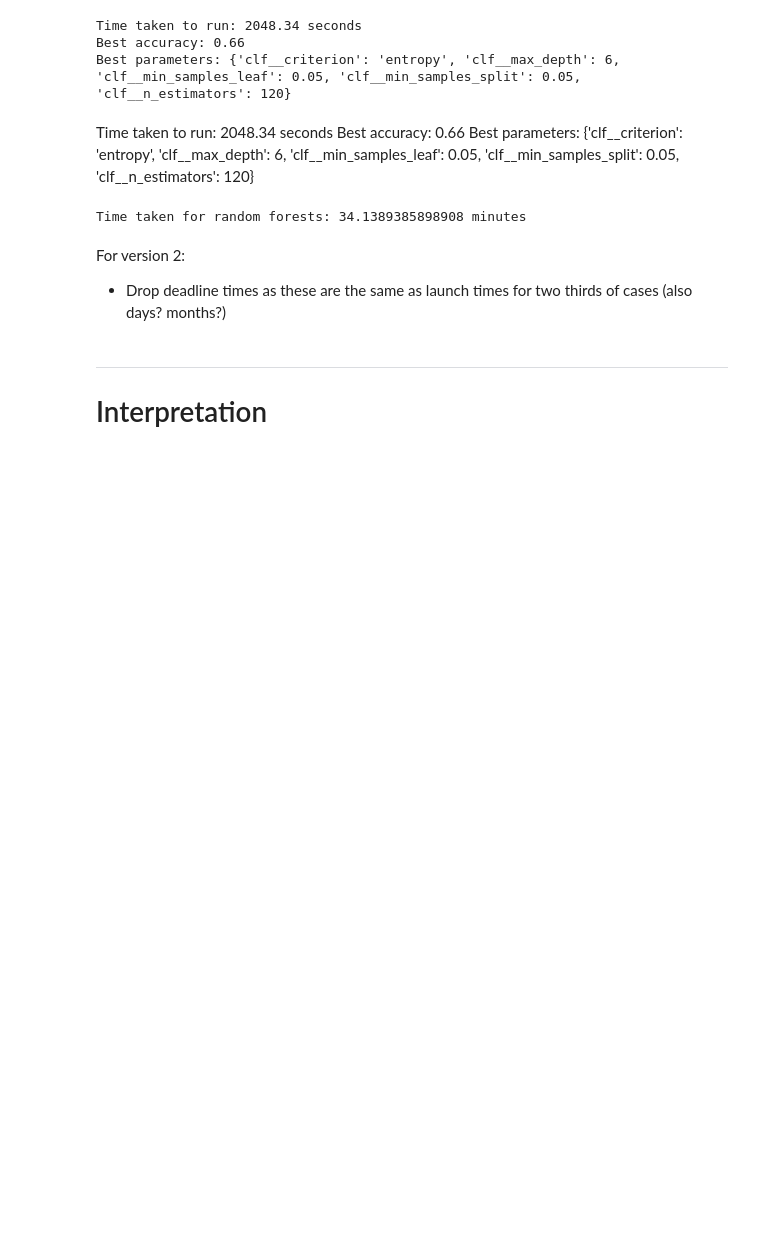
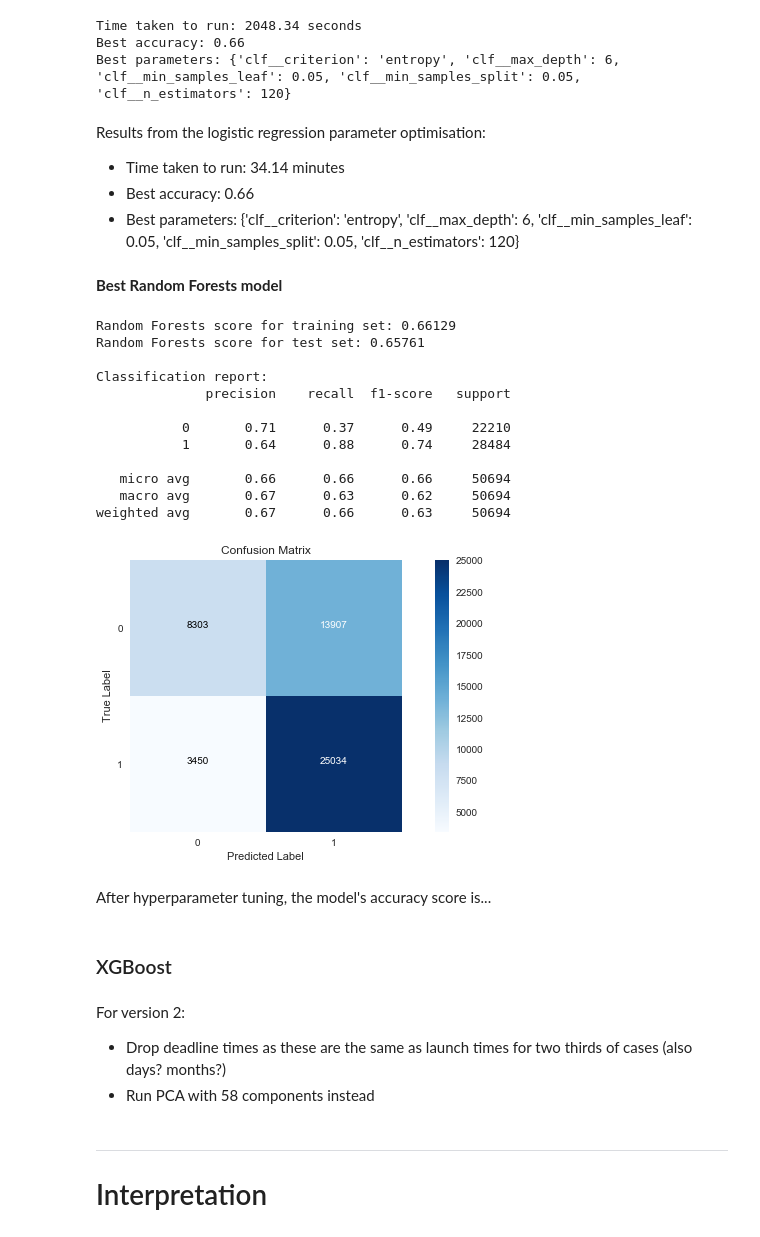
Before and after one commit to L-Lewis/Kickstarter-success-machine-learning, a Jupyter notebook: student.ipynb, the cells around one changed output. Cells and saved outputs as stored; diff of their text form; code cells hidden in the pictures; blank space fills up the shorter version.

```diff
--- a/student.ipynb
+++ b/student.ipynb
@@ -1433,16 +1550,48 @@ Time taken to run: 2048.34 seconds
 Best accuracy: 0.66
 Best parameters: {'clf__criterion': 'entropy', 'clf__max_depth': 6, 'clf__min_samples_leaf': 0.05, 'clf__min_samples_split': 0.05, 'clf__n_estimators': 120}
 # %% [markdown]
-Time taken to run: 2048.34 seconds
-Best accuracy: 0.66
-Best parameters: {'clf__criterion': 'entropy', 'clf__max_depth': 6, 'clf__min_samples_leaf': 0.05, 'clf__min_samples_split': 0.05, 'clf__n_estimators': 120}
+Results from the logistic regression parameter optimisation:
+- Time taken to run: 34.14 minutes
+- Best accuracy: 0.66
+- Best parameters: {'clf__criterion': 'entropy', 'clf__max_depth': 6, 'clf__min_samples_leaf': 0.05, 'clf__min_samples_split': 0.05, 'clf__n_estimators': 120}
-# %%
-print(f"Time taken for random forests: {(rf_end - rf_start)/60} minutes")
-# %% [output]
-Time taken for random forests: 34.1389385898908 minutes
+# %% [markdown]
+**Best Random Forests model**
+# %%
+pipe_best_rf = Pipeline([('pca', PCA(n_components=90)),
+                    ('clf', RandomForestClassifier(criterion='entropy', max_depth=6, min_samples_leaf=0.05, min_samples_split=0.05, n_estimators=120))])
+
+pipe_best_rf.fit(X_train, y_train)
+
+rf_y_hat_train = pipe_best_rf.predict(X_train)
+rf_y_hat_test = pipe_best_rf.predict(X_test)
+
+print("Random Forests score for training set:", round(pipe_best_rf.score(X_train, y_train),5))
+print("Random Forests score for test set:", round(pipe_best_rf.score(X_test, y_test),5))
+print("\nClassification report:")
+print(classification_report(y_test, rf_y_hat_test))
+plot_cf(y_test, rf_y_hat_test)
+# %% [output]
+Random Forests score for training set: 0.66129
+Random Forests score for test set: 0.65761
+
+Classification report:
+              precision    recall  f1-score   support
+
+           0       0.71      0.37      0.49     22210
+           1       0.64      0.88      0.74     28484
+
+   micro avg       0.66      0.66      0.66     50694
+   macro avg       0.67      0.63      0.62     50694
+weighted avg       0.67      0.66      0.63     50694
+[figure, added]
+# %% [markdown]
+After hyperparameter tuning, the model's accuracy score is...
+# %% [markdown]
+### XGBoost
 # %% [markdown]
 For version 2:
 - Drop deadline times as these are the same as launch times for two thirds of cases (also days? months?)
+- Run PCA with 58 components instead
 # %% [markdown]
 ***
 # Interpretation
```
Also changed, not shown: parts of 24 cells of this notebook, 1 other file.
